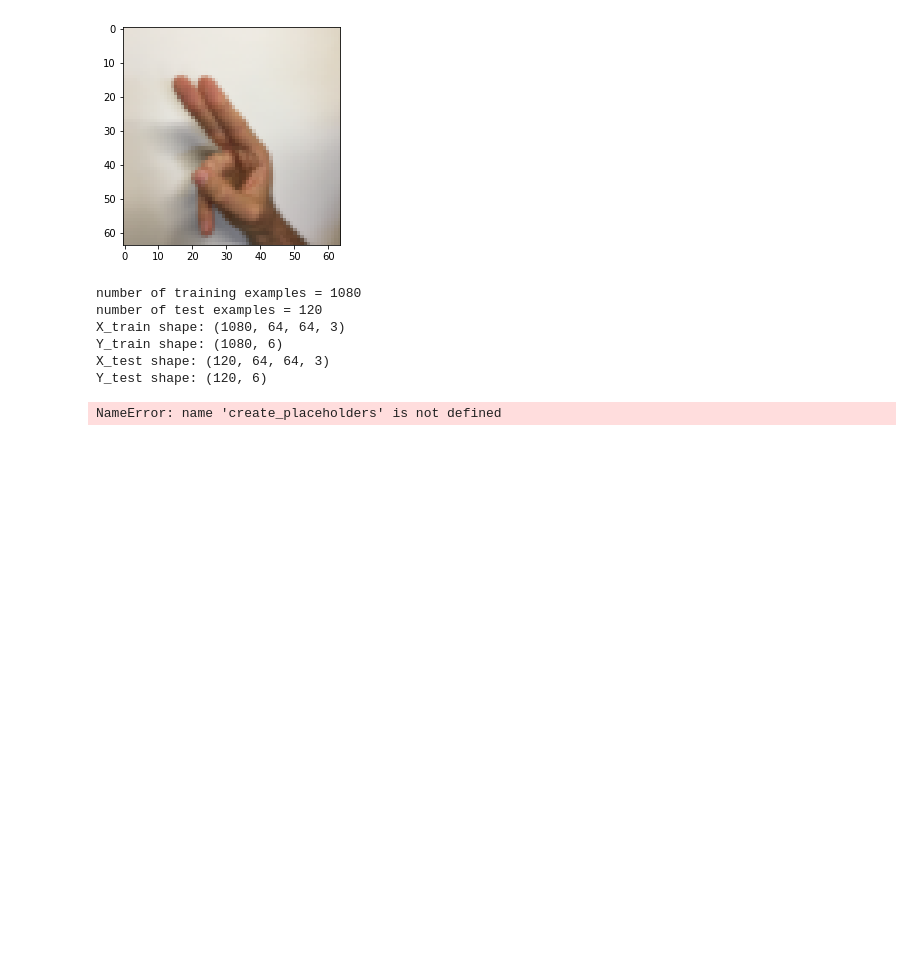
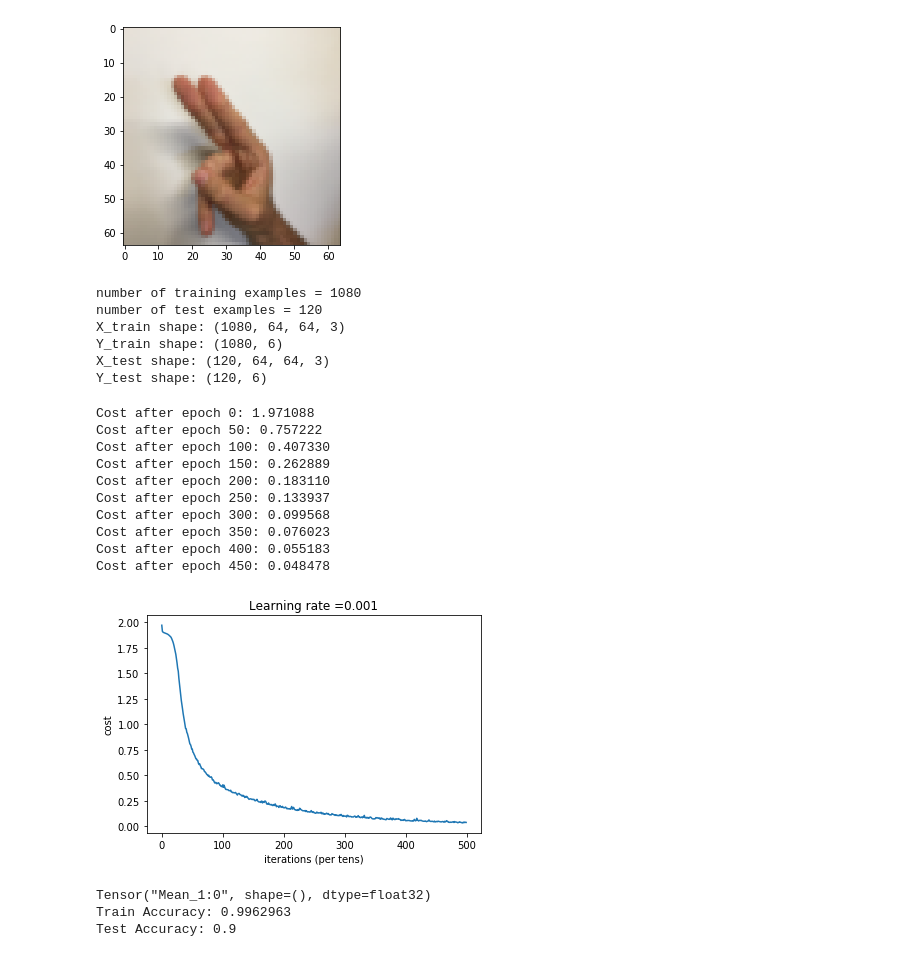
Before and after one commit to shangeth/DL-ConvolutionNN, a Jupyter notebook: CNN.ipynb, the cells around one changed output. Cells and saved outputs as stored; diff of their text form; code cells hidden in the pictures; blank space fills up the shorter version.

Commit message:
increased model accuracy to 90%

```diff
--- a/CNN.ipynb
+++ b/CNN.ipynb
@@ -54,7 +54,20 @@ Y_test shape: (120, 6)
 # %%
 from cnn import CNN
 
 clf = CNN()
-clf.fit(X_train, Y_train, X_test, Y_test)
+clf.fit(X_train, Y_train, X_test, Y_test, learning_rate=0.001,num_epochs=500)
 # %% [output]
-NameError: name 'create_placeholders' is not defined
+Cost after epoch 0: 1.971088
+Cost after epoch 50: 0.757222
+Cost after epoch 100: 0.407330
+Cost after epoch 150: 0.262889
+Cost after epoch 200: 0.183110
+Cost after epoch 250: 0.133937
+Cost after epoch 300: 0.099568
+Cost after epoch 350: 0.076023
+Cost after epoch 400: 0.055183
+Cost after epoch 450: 0.048478
+[figure, added]
+Tensor("Mean_1:0", shape=(), dtype=float32)
+Train Accuracy: 0.9962963
+Test Accuracy: 0.9
```
Also changed, not shown: 2 other files.
